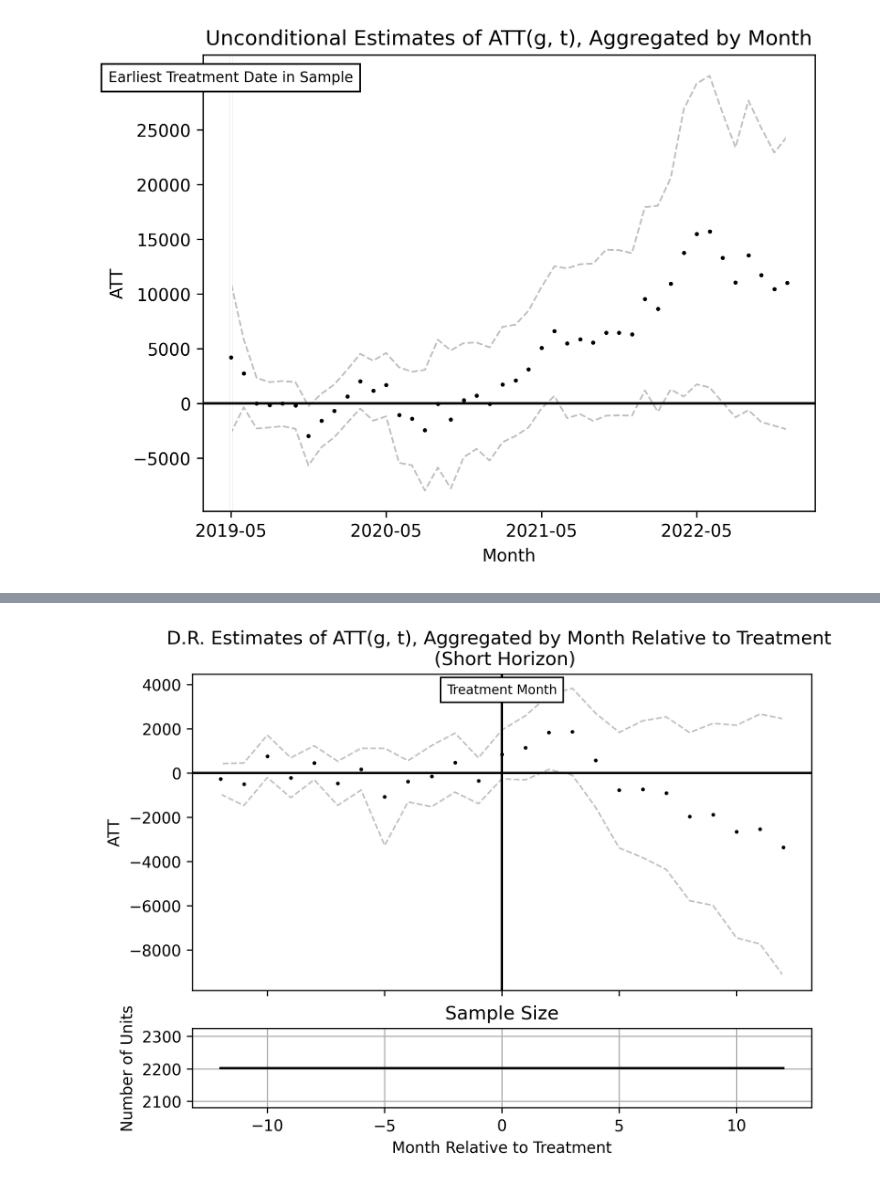
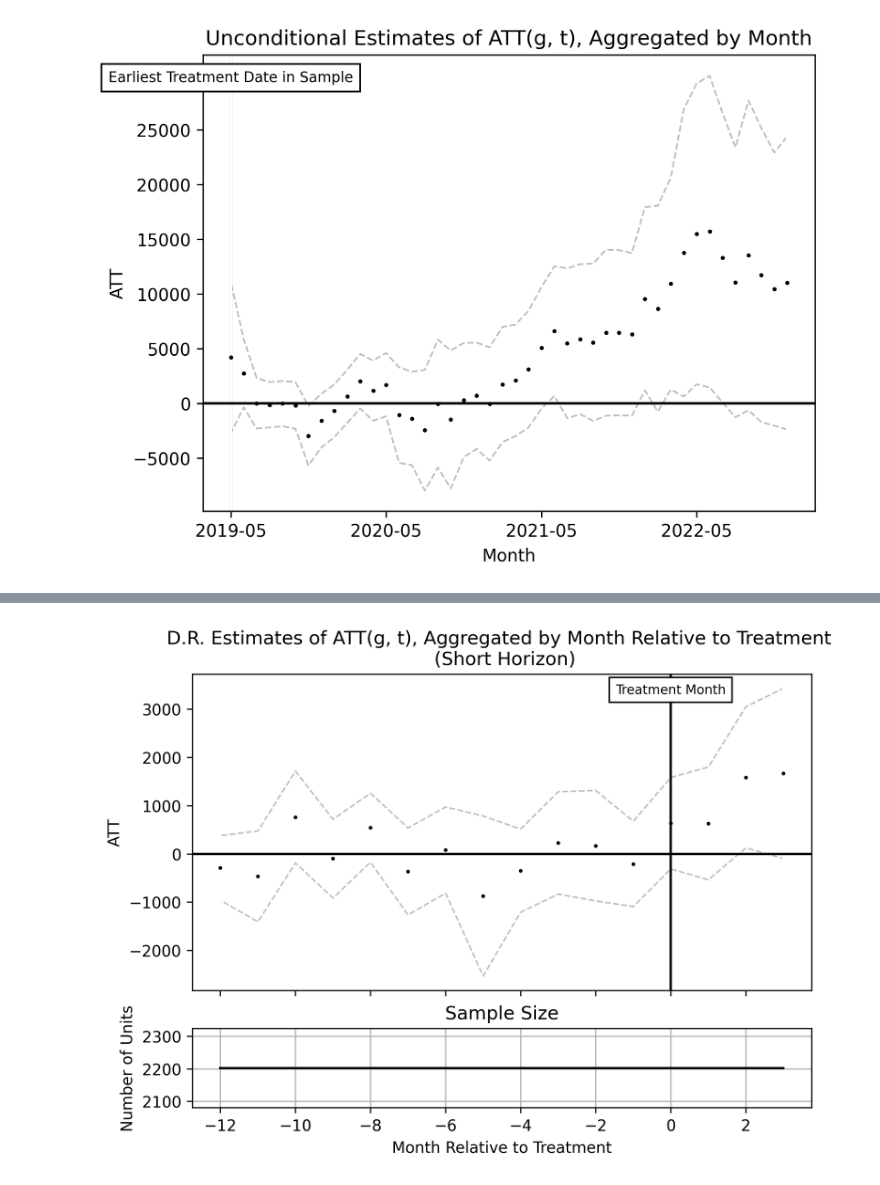
Before and after one commit to arjun-shanmugam/seniorthesis, a Jupyter notebook: src/02_analysis/02_DiD_property_estimates.ipynb, the cells around one changed output, grey strips where cells are left out. Saved outputs shown, nothing was run; the diff lists cells and outputs as text; code cells hidden in the pictures.

```diff
--- a/src/02_analysis/02_DiD_property_estimates.ipynb
+++ b/src/02_analysis/02_DiD_property_estimates.ipynb
@@ -347,11 +367,11 @@ aggregate_by_event_time_and_plot(att_gt, OUTPUT_FIGURES, "att_gt_dr_event_study_
 # %%
 # Plot D.R. ATT(t-g)s on a short horizon.
 aggregate_by_event_time_and_plot(att_gt, OUTPUT_FIGURES, "att_gt_dr_event_study_short_horizon.png", start_period=-12,
-                                 end_period=12,
+                                 end_period=3,
                                  title="D.R. Estimates of ATT(g, t), Aggregated by Month Relative to Treatment \n (Short Horizon)",
                                  treatment_month_variable=treatment_month_variable, df=df)
 # %% [output]
-[figure, old version]
+[figure, new version]
 # %%
 # Plot D.R. ATT(t)s.
 aggregate_by_time_and_plot(att_gt, int_to_month_dictionary, OUTPUT_FIGURES, "att_gt_dr_time.png",
```
Also changed, not shown: parts of 6 cells of this notebook, 7 other files.
